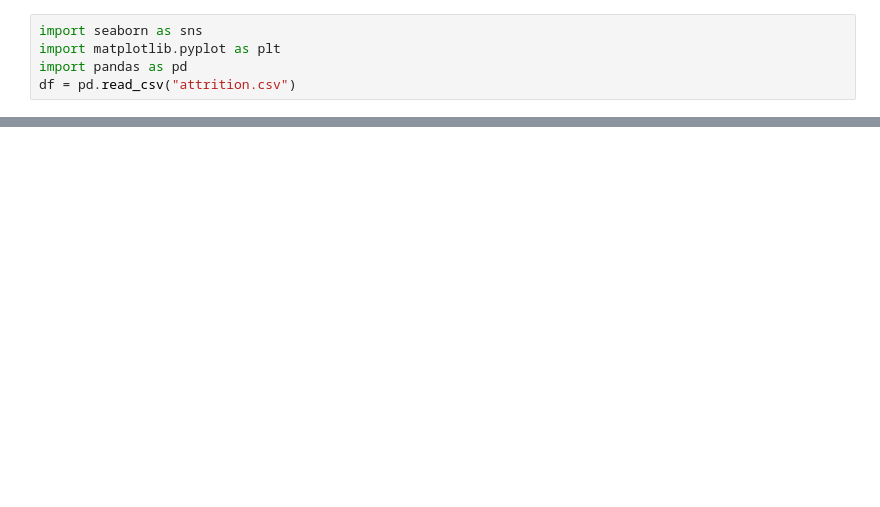
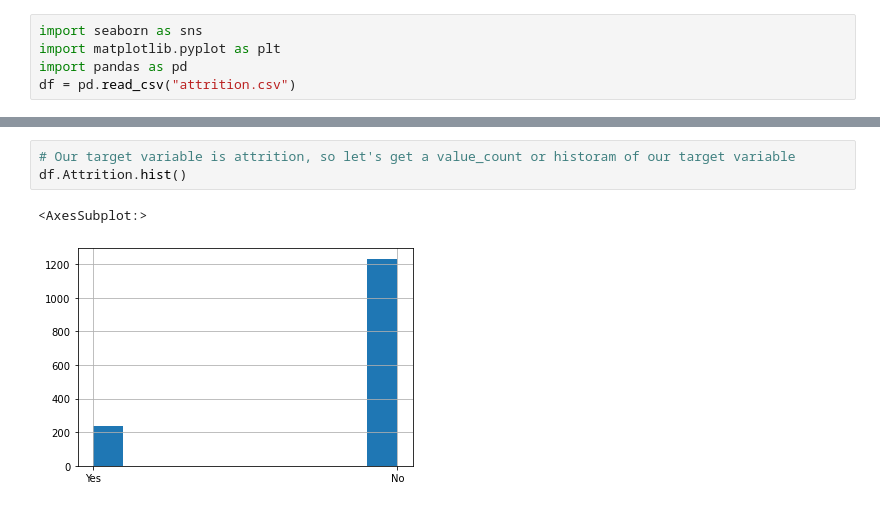
Before and after one commit to ryanorsinger/intro_to_analysis, a Jupyter notebook: intro_to_analysis.ipynb, the cells around one changed output, grey strips where cells are left out. Drawn from its saved outputs; the diff is of its cells as text; blank space fills up the shorter version.

```diff
--- a/intro_to_analysis.ipynb
+++ b/intro_to_analysis.ipynb
@@ -89,0 +135,6 @@ df.head(2).T
+# %%
+# Our target variable is attrition, so let's get a value_count or historam of our target variable
+df.Attrition.hist()
+# %% [output]
+<AxesSubplot:>
+[figure, added]
```
Also changed, not shown: parts of 30 cells of this notebook.
